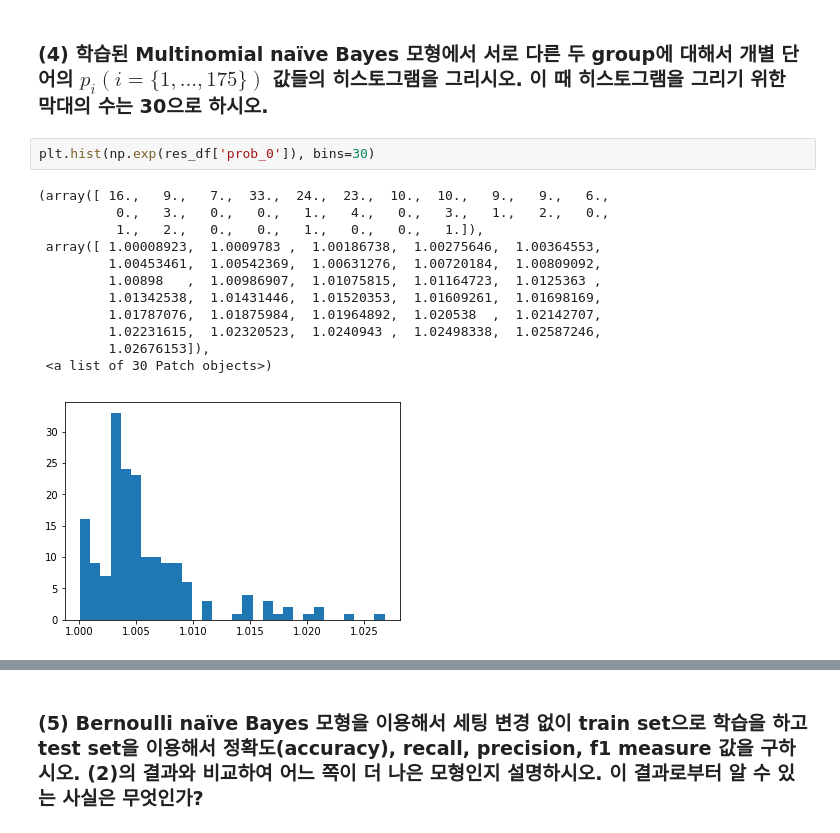
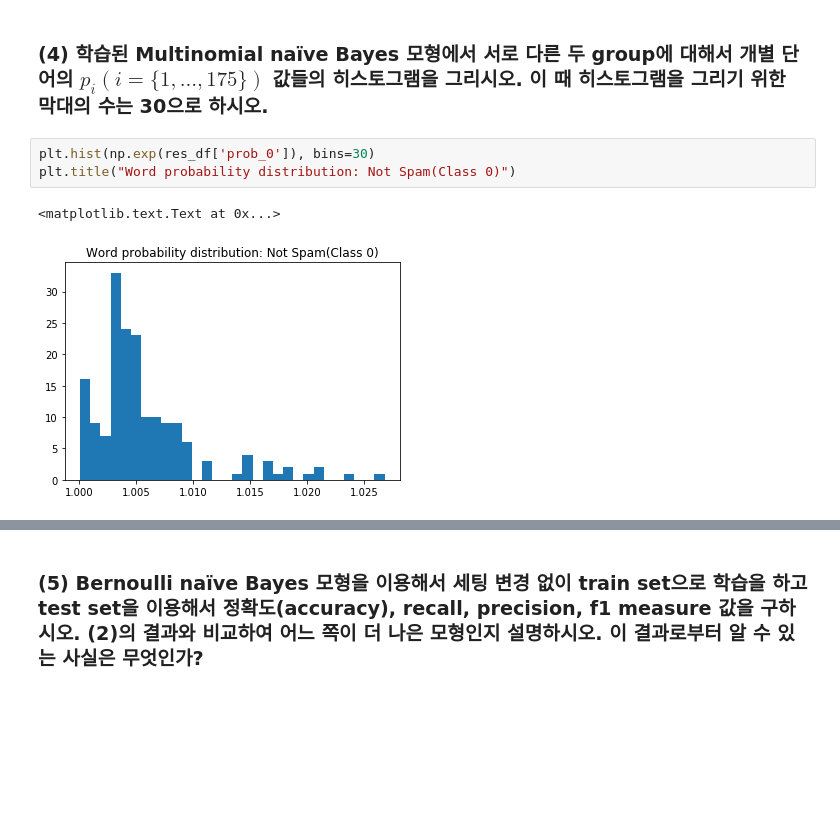
Before and after one commit to 5eo1ab/2017-Spring, a Jupyter notebook: DM/DataMining_Assignment02.ipynb, the cells around one changed output, grey strips where cells are left out. Drawn from its saved outputs; the diff is of its cells as text; blank space fills up the shorter version.

```diff
--- a/DM/DataMining_Assignment02.ipynb
+++ b/DM/DataMining_Assignment02.ipynb
@@ -344,18 +344,9 @@ Class 1: ['call' 'free' 'txt' 'mobil' 'ur' 'text' 'www' 'repli' 'claim' 'stop']
 ### (4) 학습된 Multinomial naïve Bayes 모형에서 서로 다른 두 group에 대해서 개별 단어의 $p_i  (i=\{1,…,175\})$ 값들의 히스토그램을 그리시오. 이 때 히스토그램을 그리기 위한 막대의 수는 30으로 하시오.
 # %%
 plt.hist(np.exp(res_df['prob_0']), bins=30)
+plt.title("Word probability distribution: Not Spam(Class 0)")
 # %% [output]
-(array([ 16.,   9.,   7.,  33.,  24.,  23.,  10.,  10.,   9.,   9.,   6.,
-          0.,   3.,   0.,   0.,   1.,   4.,   0.,   3.,   1.,   2.,   0.,
-          1.,   2.,   0.,   0.,   1.,   0.,   0.,   1.]),
- array([ 1.00008923,  1.0009783 ,  1.00186738,  1.00275646,  1.00364553,
-         1.00453461,  1.00542369,  1.00631276,  1.00720184,  1.00809092,
-         1.00898   ,  1.00986907,  1.01075815,  1.01164723,  1.0125363 ,
-         1.01342538,  1.01431446,  1.01520353,  1.01609261,  1.01698169,
-         1.01787076,  1.01875984,  1.01964892,  1.020538  ,  1.02142707,
-         1.02231615,  1.02320523,  1.0240943 ,  1.02498338,  1.02587246,
-         1.02676153]),
- <a list of 30 Patch objects>)
+<matplotlib.text.Text at 0x...>
-[figure, old version]
+[figure, new version]
 # %%
 plt.hist(np.exp(res_df['prob_1']), bins=30)
```
Also changed, not shown: parts of 4 cells of this notebook.
